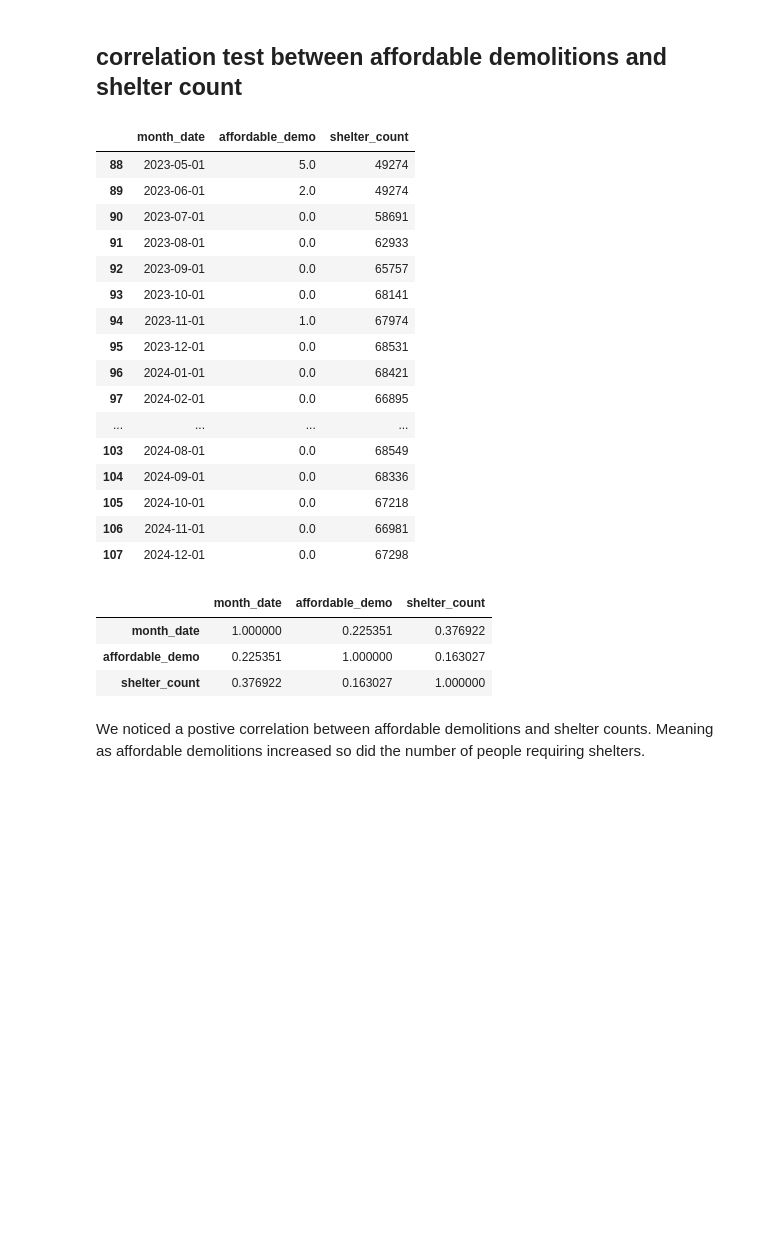
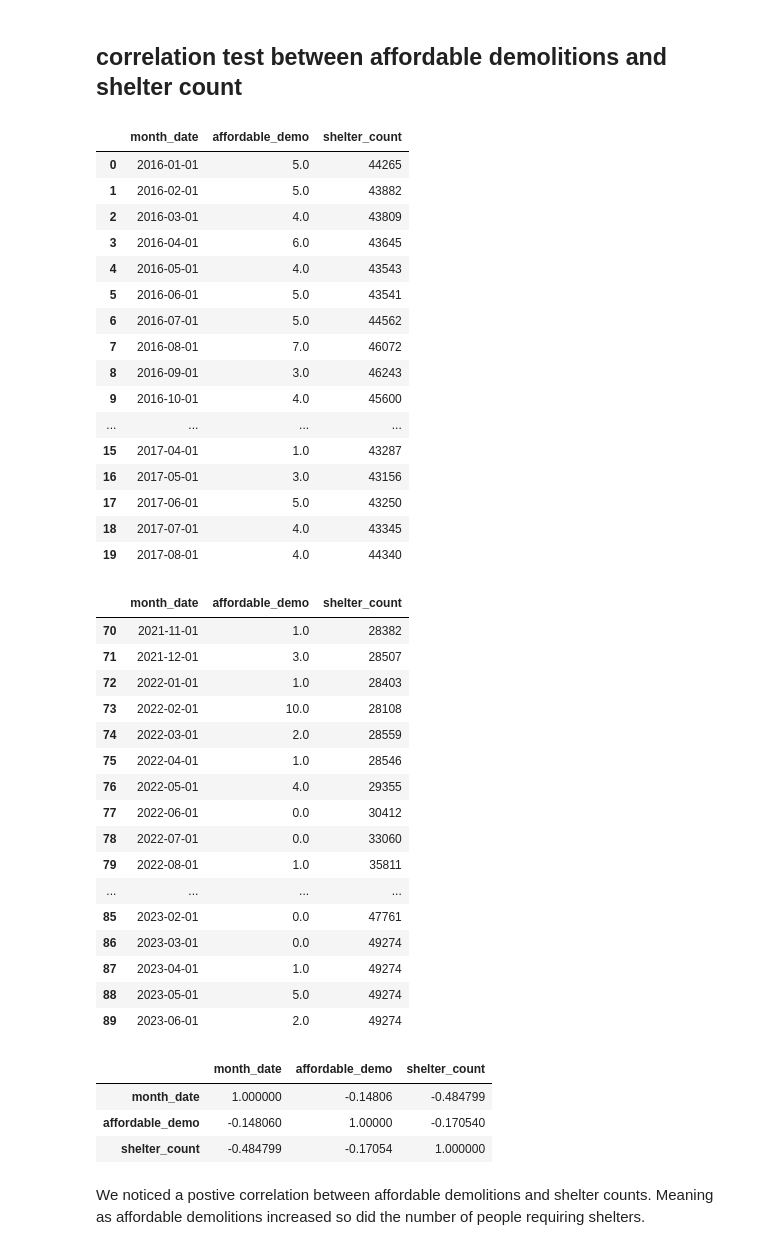
Before and after one commit to kevinserr/Time_Series_Forecast_of_Homelessness_in_NYC_with_Local_Model_Deployment, a Jupyter notebook: python/vincent_eda.ipynb, the cells around one changed output. Cells and saved outputs as stored; diff of their text form; code cells hidden in the pictures; blank space fills up the shorter version.

```diff
--- a/python/vincent_eda.ipynb
+++ b/python/vincent_eda.ipynb
@@ -5,8 +5,8 @@ import matplotlib.pyplot as plt
 import seaborn as sns
 import sqlite3
 
-DB_PATH = '/Users/Marcy_Student/Desktop/CID_FINAL/TeamHousing/data/processed/nyc_demolitions.db'
-HOUSING_PATH = '/Users/Marcy_Student/Desktop/CID_FINAL/TeamHousing/data/HousingDB_post2010.csv'
+DB_PATH = '/Users/beans/Desktop/TeamHousing/data/processed/nyc_demolitions.db'
+HOUSING_PATH = '/Users/beans/Desktop/TeamHousing/data/HousingDB_post2010.csv'
 conn = sqlite3.connect(DB_PATH)
 cursor = conn.cursor()
 
@@ -278,7 +278,7 @@ demopriveda.tick_params("x",rotation=45)
 
 # Created a filter to only show month dates between 1/1/2016 and 07/1/2023
 filter_date = fact_owner_demo[(fact_owner_demo['month_date'] >='2016-01-01') &
-                              (fact_owner_demo['month_date'] >='2023-01-07')]
+                              (fact_owner_demo['month_date'] <'2023-06-30')]
 
 corr_test = filter_date.copy()
 
@@ -292,7 +292,7 @@ corr_test['month_date'] = pd.to_datetime(corr_test['month_date'])
 corr_test = corr_test.groupby('month_date').agg({'job_typeid':'count'})
 
 # create an empty df to merge with original data and have all months (even ones with 0 demolitions)
-empty = pd.date_range(start='2016-01-01',end='2024-12-01',freq='MS')
+empty = pd.date_range(start='2016-01-01',end='2023-06-30',freq='MS')
 datedf = pd.DataFrame(data=empty)
 
 datedf = datedf.rename(mapper={0:'month_date'},axis=1)
@@ -308,51 +308,70 @@ shelter['report_date'] = shelter['report_date'].sort_values(ascending=True)
 
 #shelter has some duplicate dates
 shelter['report_date'].value_counts()
 
 # checked if values are diff, just duplicates
 duplicatedates = shelter[(shelter['report_date'] == '2021-07-01')| (shelter['report_date'] == '2021-08-01') |(shelter['report_date'] == '2021-09-01') |(shelter['report_date'] == '2021-10-01')]
 duplicatedates
 
 shelter['report_date'] = shelter['report_date'].drop_duplicates()
 # renaming to be able to merge
 shelter= shelter.rename(mapper={'report_date':'month_date'},axis=1)
 
 # complete merge of dates, counts of affordable demolitions and shelter counts
 datedf = datedf.merge(shelter,how='left',on='month_date')
 
 datedf.set_index(keys='month_date')
 
 datedf = datedf.rename(mapper={'job_typeid':'affordable_demo'},axis=1)
 
 datedf.corr()
 
 # correlation between affordable demolitions and shelter counts is negative
 
+
+display(datedf.head(20))
 display(datedf.tail(20))
 
 display(datedf.corr())
 # %% [output]
 |  | month_date | affordable_demo | shelter_count |
-| 88 | 2023-05-01 | 5.0 | 49274 |
-| 89 | 2023-06-01 | 2.0 | 49274 |
-| 90 | 2023-07-01 | 0.0 | 58691 |
-| 91 | 2023-08-01 | 0.0 | 62933 |
-| 92 | 2023-09-01 | 0.0 | 65757 |
-| 93 | 2023-10-01 | 0.0 | 68141 |
-| 94 | 2023-11-01 | 1.0 | 67974 |
-| 95 | 2023-12-01 | 0.0 | 68531 |
-| 96 | 2024-01-01 | 0.0 | 68421 |
-| 97 | 2024-02-01 | 0.0 | 66895 |
+| 0 | 2016-01-01 | 5.0 | 44265 |
+| 1 | 2016-02-01 | 5.0 | 43882 |
+| 2 | 2016-03-01 | 4.0 | 43809 |
+| 3 | 2016-04-01 | 6.0 | 43645 |
+| 4 | 2016-05-01 | 4.0 | 43543 |
+| 5 | 2016-06-01 | 5.0 | 43541 |
+| 6 | 2016-07-01 | 5.0 | 44562 |
+| 7 | 2016-08-01 | 7.0 | 46072 |
+| 8 | 2016-09-01 | 3.0 | 46243 |
+| 9 | 2016-10-01 | 4.0 | 45600 |
 | ... | ... | ... | ... |
-| 103 | 2024-08-01 | 0.0 | 68549 |
-| 104 | 2024-09-01 | 0.0 | 68336 |
-| 105 | 2024-10-01 | 0.0 | 67218 |
-| 106 | 2024-11-01 | 0.0 | 66981 |
-| 107 | 2024-12-01 | 0.0 | 67298 |
+| 15 | 2017-04-01 | 1.0 | 43287 |
+| 16 | 2017-05-01 | 3.0 | 43156 |
+| 17 | 2017-06-01 | 5.0 | 43250 |
+| 18 | 2017-07-01 | 4.0 | 43345 |
+| 19 | 2017-08-01 | 4.0 | 44340 |
 |  | month_date | affordable_demo | shelter_count |
-| month_date | 1.000000 | 0.225351 | 0.376922 |
-| affordable_demo | 0.225351 | 1.000000 | 0.163027 |
-| shelter_count | 0.376922 | 0.163027 | 1.000000 |
+| 70 | 2021-11-01 | 1.0 | 28382 |
+| 71 | 2021-12-01 | 3.0 | 28507 |
+| 72 | 2022-01-01 | 1.0 | 28403 |
+| 73 | 2022-02-01 | 10.0 | 28108 |
+| 74 | 2022-03-01 | 2.0 | 28559 |
+| 75 | 2022-04-01 | 1.0 | 28546 |
+| 76 | 2022-05-01 | 4.0 | 29355 |
+| 77 | 2022-06-01 | 0.0 | 30412 |
+| 78 | 2022-07-01 | 0.0 | 33060 |
+| 79 | 2022-08-01 | 1.0 | 35811 |
+| ... | ... | ... | ... |
+| 85 | 2023-02-01 | 0.0 | 47761 |
+| 86 | 2023-03-01 | 0.0 | 49274 |
+| 87 | 2023-04-01 | 1.0 | 49274 |
+| 88 | 2023-05-01 | 5.0 | 49274 |
+| 89 | 2023-06-01 | 2.0 | 49274 |
+|  | month_date | affordable_demo | shelter_count |
+| month_date | 1.000000 | -0.14806 | -0.484799 |
+| affordable_demo | -0.148060 | 1.00000 | -0.170540 |
+| shelter_count | -0.484799 | -0.17054 | 1.000000 |
 # %% [markdown]
 We noticed a postive correlation between affordable demolitions and shelter counts. Meaning as affordable demolitions increased so did the number of people requiring shelters.
 # %%
```
Also changed, not shown: parts of 6 cells of this notebook.
